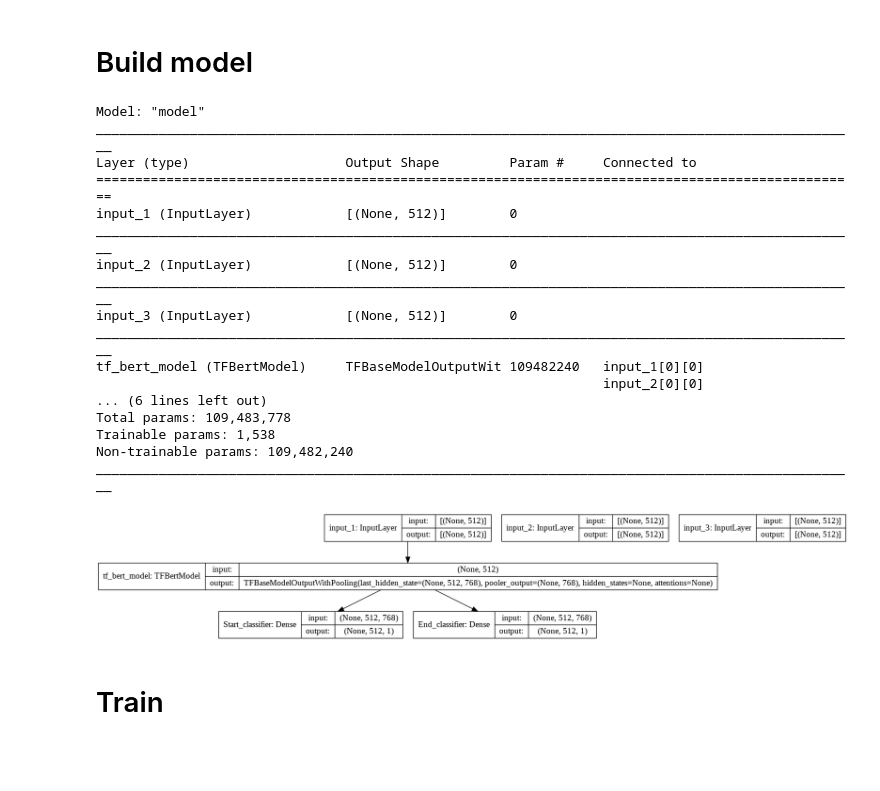
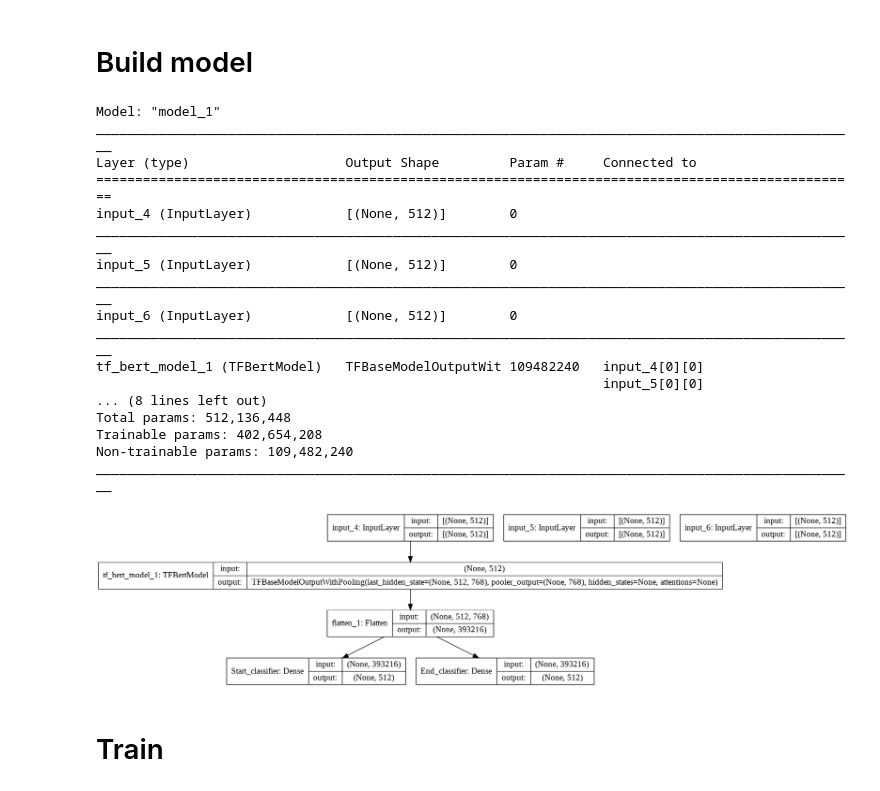
Before and after one commit to giuliofortini/NLP_SQuAD_Project, a Jupyter notebook: SQuAD_project.ipynb, the cells around one changed output. Drawn from its saved outputs; the diff is of its cells as text; code cells hidden in the pictures; blank space fills up the shorter version.

```diff
--- a/SQuAD_project.ipynb
+++ b/SQuAD_project.ipynb
@@ -501,45 +518,47 @@ def build_model():
 
   # Initialize bert model
   bert = bert_model(input_ids = input_ids_layer,
                     attention_mask = attention_mask_layer,
                     token_type_ids = token_ids_layer,
                     return_dict = False,
                     output_attentions = False,
                     output_hidden_states = False
                     ).last_hidden_state
 
+  flat = Flatten()(bert)
+
   # Define output classifiers
-  start_classifier = Dense(units=1, activation="softmax", name="Start_classifier")(bert)
-  end_classifier = Dense(units=1, activation="softmax", name="End_classifier")(bert)
+  start_classifier = Dense(units=512, activation="softmax", name="Start_classifier")(flat)
+  end_classifier = Dense(units=512, activation="softmax", name="End_classifier")(flat)
 
   # Build model
   model = Model(inputs=[input_ids_layer, attention_mask_layer, token_ids_layer],
                 outputs=[start_classifier, end_classifier])
 
   model.summary()
   return model
 
 model = build_model()
 plot_model(model, show_shapes=True)
 # %% [output]
-Model: "model"
+Model: "model_1"
 __________________________________________________________________________________________________
 Layer (type)                    Output Shape         Param #     Connected to
 ==================================================================================================
-input_1 (InputLayer)            [(None, 512)]        0
+input_4 (InputLayer)            [(None, 512)]        0
 __________________________________________________________________________________________________
-input_2 (InputLayer)            [(None, 512)]        0
+input_5 (InputLayer)            [(None, 512)]        0
 __________________________________________________________________________________________________
-input_3 (InputLayer)            [(None, 512)]        0
+input_6 (InputLayer)            [(None, 512)]        0
 __________________________________________________________________________________________________
-tf_bert_model (TFBertModel)     TFBaseModelOutputWit 109482240   input_1[0][0]
-                                                                 input_2[0][0]
-... (6 lines left out)
-Total params: 109,483,778
-Trainable params: 1,538
+tf_bert_model_1 (TFBertModel)   TFBaseModelOutputWit 109482240   input_4[0][0]
+                                                                 input_5[0][0]
+... (8 lines left out)
+Total params: 512,136,448
+Trainable params: 402,654,208
 Non-trainable params: 109,482,240
 __________________________________________________________________________________________________
-[figure, old version]
+[figure, new version]
 # %%
 # Define model parameters
 optimizer = tf.keras.optimizers.Adam(learning_rate=3e-5, epsilon=1e-08, clipnorm=1.0)
```
Also changed, not shown: parts of 5 cells of this notebook.
